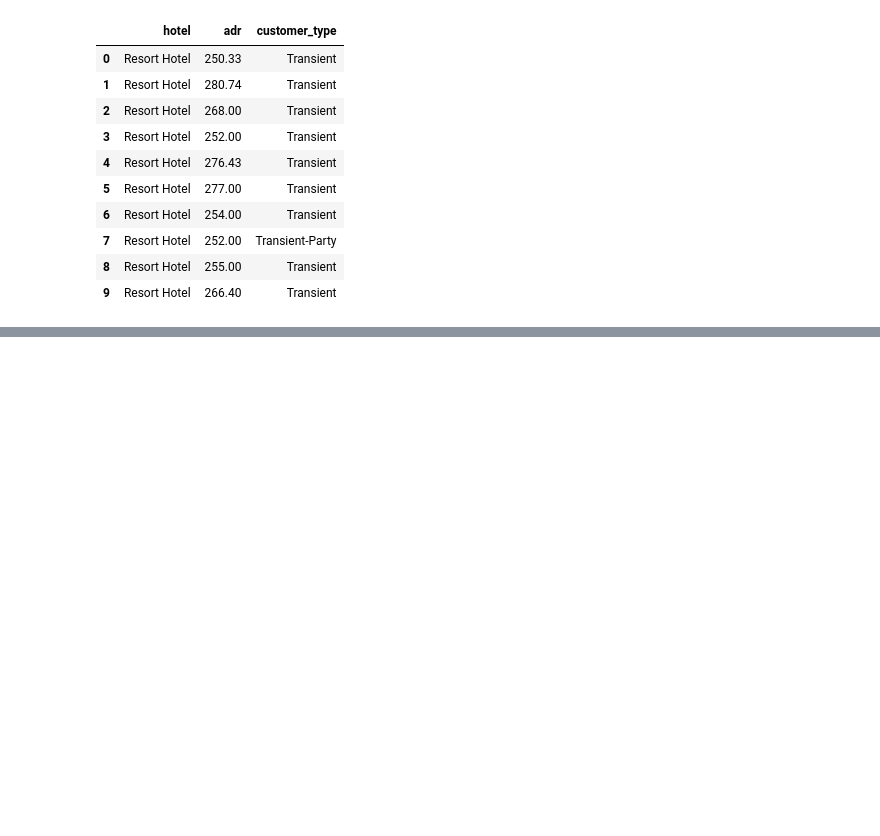
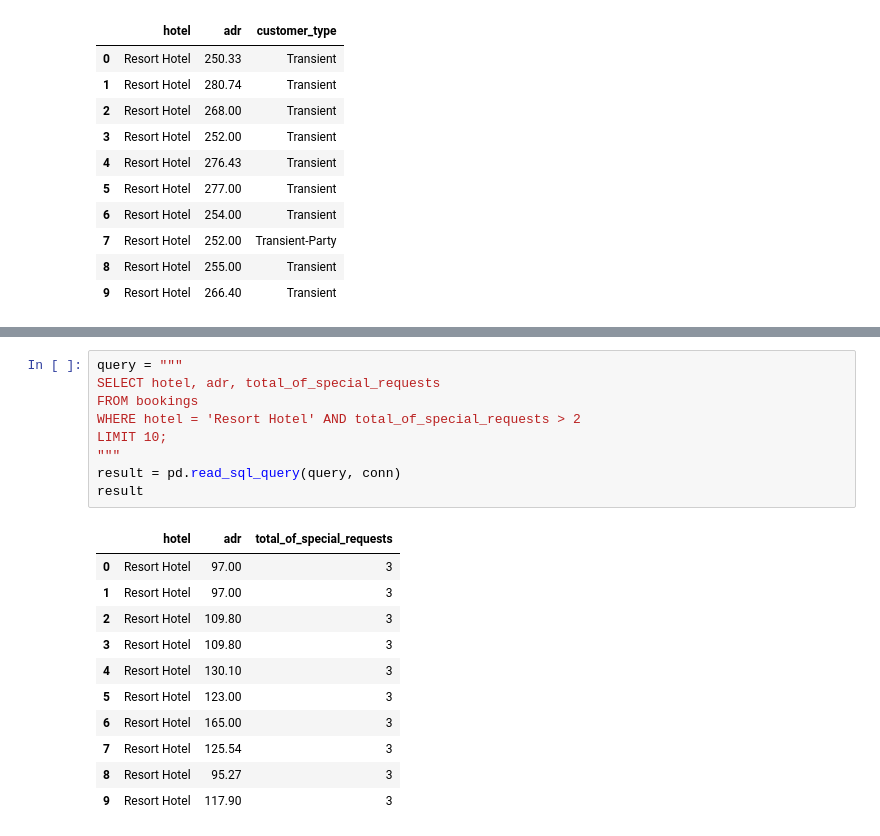
Before and after one commit to TanzeerCR7/stayiq-hotel-analytics, a Jupyter notebook: notebooks/exploration/01_first_look.ipynb, the cells around one changed output, grey strips where cells are left out. Saved outputs shown, nothing was run; the diff lists cells and outputs as text; blank space fills up the shorter version.

```diff
--- a/notebooks/exploration/01_first_look.ipynb
+++ b/notebooks/exploration/01_first_look.ipynb
@@ -227,0 +270,21 @@ result
+# %%
+query = """
+SELECT hotel, adr, total_of_special_requests
+FROM bookings
+WHERE hotel = 'Resort Hotel' AND total_of_special_requests > 2
+LIMIT 10;
+"""
+result = pd.read_sql_query(query, conn)
+result
+# %% [output]
+|  | hotel | adr | total_of_special_requests |
+| 0 | Resort Hotel | 97.00 | 3 |
+| 1 | Resort Hotel | 97.00 | 3 |
+| 2 | Resort Hotel | 109.80 | 3 |
+| 3 | Resort Hotel | 109.80 | 3 |
+| 4 | Resort Hotel | 130.10 | 3 |
+| 5 | Resort Hotel | 123.00 | 3 |
+| 6 | Resort Hotel | 165.00 | 3 |
+| 7 | Resort Hotel | 125.54 | 3 |
+| 8 | Resort Hotel | 95.27 | 3 |
+| 9 | Resort Hotel | 117.90 | 3 |
```
Also changed, not shown: parts of 2 cells of this notebook.
